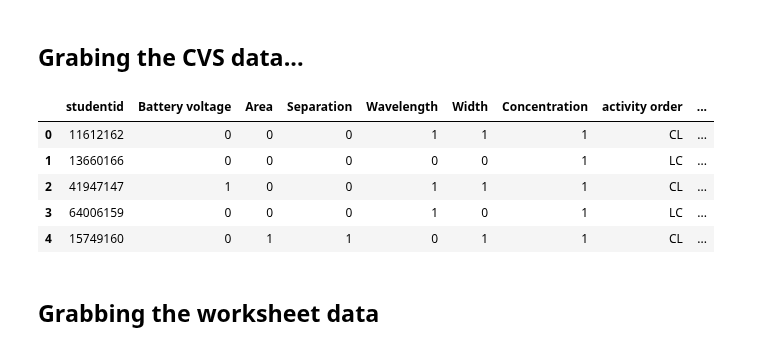
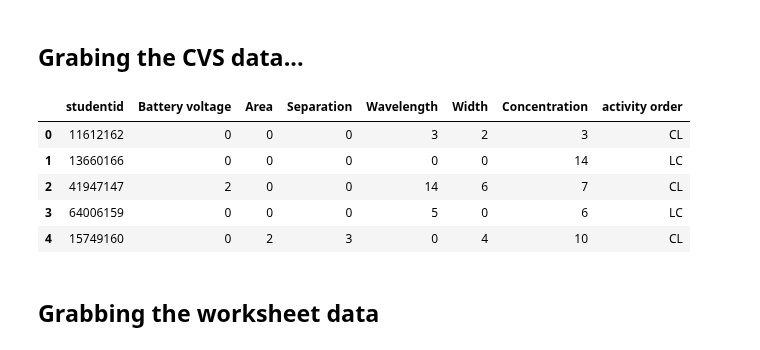
Before and after one commit to jmassall/inquiry_virtualLabs_study, a Jupyter notebook: analysis/storyline.ipynb, the cells around one changed output. Drawn from its saved outputs; the diff is of its cells as text; code cells hidden in the pictures.

```diff
--- a/analysis/storyline.ipynb
+++ b/analysis/storyline.ipynb
@@ -57,34 +57,12 @@ metadf = get_student_metadata()
 order = dict(zip(metadf.index,metadf['activity order']))
 graph_cvs_df['activity order'] = graph_cvs_df.studentid.apply(lambda sid: order[sid])
 table_cvs_df['activity order'] = table_cvs_df.studentid.apply(lambda sid: order[sid])
-# %%
-variables = ["Area","Separation","Width","Concentration","Wavelength","Battery voltage"]
-
-def binarize(number):
-    if number>0 : return 1
-    else: return 0
-
-graph_cvs_df2 = graph_cvs_df.copy()
-for v in variables:
-    graph_cvs_df2[v] = graph_cvs_df.apply(lambda row: binarize(row[v]), axis=1)
-
-table_cvs_df2 = table_cvs_df.copy()
-for v in variables:
-    table_cvs_df2[v] = table_cvs_df.apply(lambda row: binarize(row[v]), axis=1)
-
-graph_cvs_df2['sum'] = graph_cvs_df2[variables].sum(axis=1)
-table_cvs_df2['sum'] = table_cvs_df2[variables].sum(axis=1)
-
-table_cvs_df2['sum caps'] = table_cvs_df2[['Area','Separation']].sum(axis=1)
-table_cvs_df2['sum light'] = table_cvs_df2[["Width","Concentration"]].sum(axis=1)
-
-graph_cvs_df2['sum caps'] = graph_cvs_df2[['Area','Separation']].sum(axis=1)
-graph_cvs_df2['sum light'] = graph_cvs_df2[["Width","Concentration"]].sum(axis=1)
-table_cvs_df2.head()
-# %% [output]
-|  | studentid | Battery voltage | Area | Separation | Wavelength | Width | Concentration | activity order | ... |
-| 0 | 11612162 | 0 | 0 | 0 | 1 | 1 | 1 | CL | ... |
-| 1 | 13660166 | 0 | 0 | 0 | 0 | 0 | 1 | LC | ... |
-| 2 | 41947147 | 1 | 0 | 0 | 1 | 1 | 1 | CL | ... |
-| 3 | 64006159 | 0 | 0 | 0 | 1 | 0 | 1 | LC | ... |
-| 4 | 15749160 | 0 | 1 | 1 | 0 | 1 | 1 | CL | ... |
+# %%
+table_cvs_df.head()
+# %% [output]
+|  | studentid | Battery voltage | Area | Separation | Wavelength | Width | Concentration | activity order |
+| 0 | 11612162 | 0 | 0 | 0 | 3 | 2 | 3 | CL |
+| 1 | 13660166 | 0 | 0 | 0 | 0 | 0 | 14 | LC |
+| 2 | 41947147 | 2 | 0 | 0 | 14 | 6 | 7 | CL |
+| 3 | 64006159 | 0 | 0 | 0 | 5 | 0 | 6 | LC |
+| 4 | 15749160 | 0 | 2 | 3 | 0 | 4 | 10 | CL |
```
Also changed, not shown: parts of 17 cells of this notebook.
